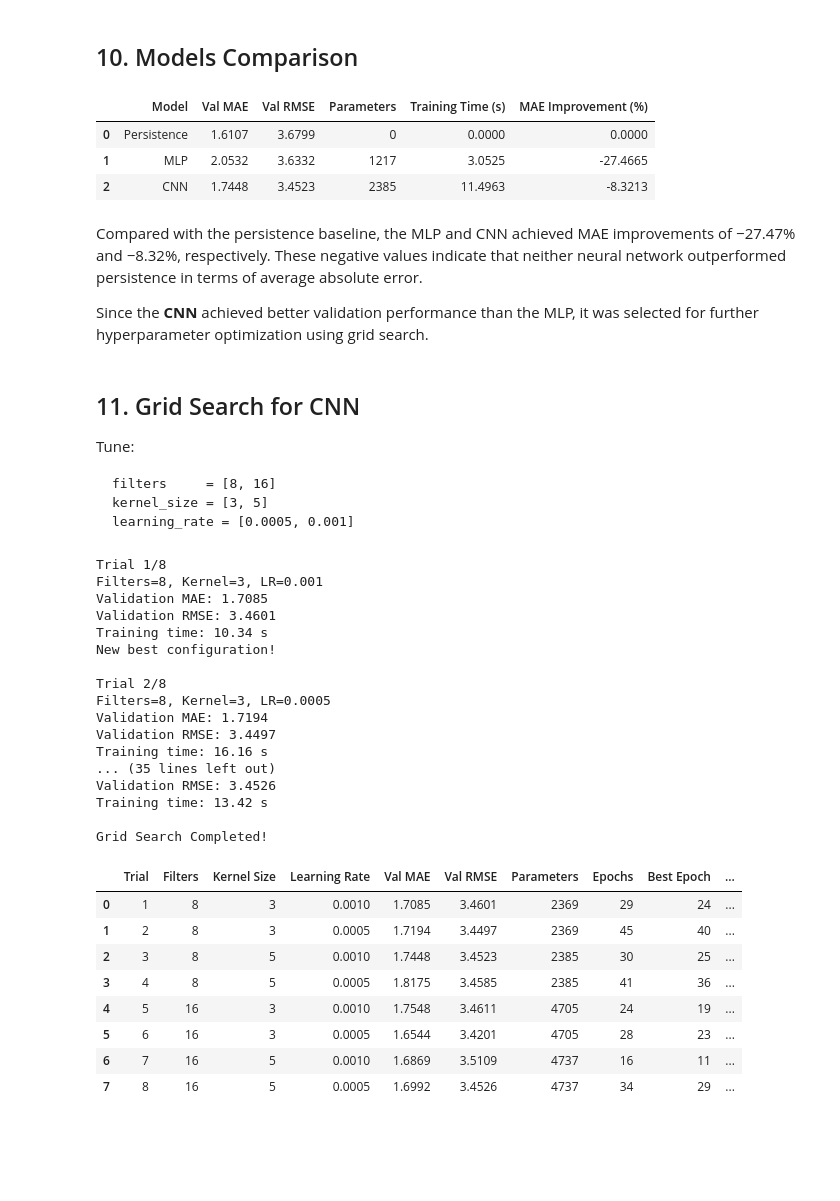
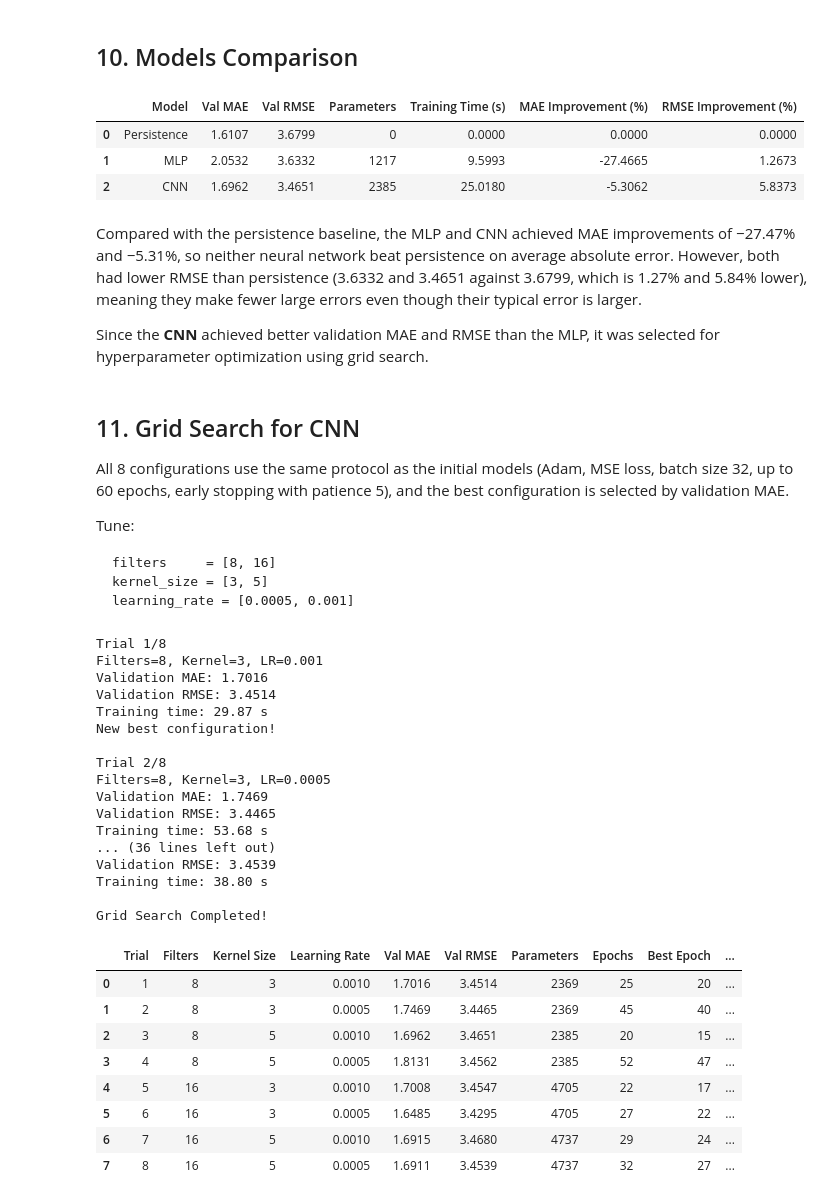
Before and after one commit to qchen534/AISE4010-Project, a Jupyter notebook: AISE4010_Project_Group#3.ipynb, the cells around one changed output. Cells and saved outputs as stored; diff of their text form; code cells hidden in the pictures; blank space fills up the shorter version.

````diff
--- a/AISE4010_Project_Group#3.ipynb
+++ b/AISE4010_Project_Group#3.ipynb
@@ -478,11 +642,23 @@ import tensorflow as tf
 from tensorflow.keras import Sequential, Input
 from tensorflow.keras.layers import Dense
 from tensorflow.keras.optimizers import Adam
-from tensorflow.keras.callbacks import EarlyStopping
+from tensorflow.keras.callbacks import (
+    EarlyStopping, ModelCheckpoint, CSVLogger
+)
 import time
 
 SEED = 42
 tf.keras.utils.set_random_seed(SEED)
+
+# Make re-runs reproduce the same results
+tf.config.experimental.enable_op_determinism()
+
+# Saved models and training logs
+CHECKPOINT_DIR = Path("checkpoints")
+LOG_DIR = Path("logs")
+
+CHECKPOINT_DIR.mkdir(exist_ok=True)
+(LOG_DIR / "grid_search").mkdir(parents=True, exist_ok=True)
 
 X_train_mlp = X_train.reshape(len(X_train), LOOKBACK)
 X_val_mlp = X_val.reshape(len(X_val), LOOKBACK)
@@ -828,18 +1034,24 @@ comparison_df = pd.DataFrame([
     }
 ])
 
+comparison_df["RMSE Improvement (%)"] = (
+    (naive_rmse - comparison_df["Val RMSE"]) / naive_rmse * 100
+)
+
 display(comparison_df.round(4))
 # %% [output]
-|  | Model | Val MAE | Val RMSE | Parameters | Training Time (s) | MAE Improvement (%) |
-| 0 | Persistence | 1.6107 | 3.6799 | 0 | 0.0000 | 0.0000 |
-| 1 | MLP | 2.0532 | 3.6332 | 1217 | 3.0525 | -27.4665 |
-| 2 | CNN | 1.7448 | 3.4523 | 2385 | 11.4963 | -8.3213 |
+|  | Model | Val MAE | Val RMSE | Parameters | Training Time (s) | MAE Improvement (%) | RMSE Improvement (%) |
+| 0 | Persistence | 1.6107 | 3.6799 | 0 | 0.0000 | 0.0000 | 0.0000 |
+| 1 | MLP | 2.0532 | 3.6332 | 1217 | 9.5993 | -27.4665 | 1.2673 |
+| 2 | CNN | 1.6962 | 3.4651 | 2385 | 25.0180 | -5.3062 | 5.8373 |
 # %% [markdown]
-Compared with the persistence baseline, the MLP and CNN achieved MAE improvements of −27.47% and −8.32%, respectively. These negative values indicate that neither neural network outperformed persistence in terms of average absolute error.
+Compared with the persistence baseline, the MLP and CNN achieved MAE improvements of −27.47% and −5.31%, so neither neural network beat persistence on average absolute error. However, both had lower RMSE than persistence (3.6332 and 3.4651 against 3.6799, which is 1.27% and 5.84% lower), meaning they make fewer large errors even though their typical error is larger.
 
-Since the **CNN** achieved better validation performance than the MLP, it was selected for further hyperparameter optimization using grid search.
+Since the **CNN** achieved better validation MAE and RMSE than the MLP, it was selected for hyperparameter optimization using grid search.
 # %% [markdown]
 ## 11. Grid Search for CNN
+
+All 8 configurations use the same protocol as the initial models (Adam, MSE loss, batch size 32, up to 60 epochs, early stopping with patience 5), and the best configuration is selected by validation MAE.
 
 Tune:
 ```text
@@ -934,7 +1146,10 @@ for trial, (filters, kernel_size, lr) in enumerate(
         epochs=MAX_EPOCHS,
         batch_size=BATCH_SIZE,
         shuffle=False,
-        callbacks=[early_stop],
+        callbacks=[
+            early_stop,
+            CSVLogger(LOG_DIR / "grid_search" / f"trial_{trial}.csv")
+        ],
         verbose=0
     )
 
@@ -994,43 +1209,47 @@ for trial, (filters, kernel_size, lr) in enumerate(
         best_weights = model.get_weights()
         best_history = history.history.copy()
 
+        # Early stopping restored the best epoch, so save it
+        model.save(CHECKPOINT_DIR / "cnn_tuned_best.keras")
+
         print("New best configuration!")
 
 print("\nGrid Search Completed!")
 # %% [output]
 Trial 1/8
 Filters=8, Kernel=3, LR=0.001
-Validation MAE: 1.7085
-Validation RMSE: 3.4601
-Training time: 10.34 s
+Validation MAE: 1.7016
+Validation RMSE: 3.4514
+Training time: 29.87 s
 New best configuration!
 
 Trial 2/8
 Filters=8, Kernel=3, LR=0.0005
-Validation MAE: 1.7194
-Validation RMSE: 3.4497
-Training time: 16.16 s
-... (35 lines left out)
-Validation RMSE: 3.4526
-Training time: 13.42 s
+Validation MAE: 1.7469
+Validation RMSE: 3.4465
+Training time: 53.68 s
+... (36 lines left out)
+Validation RMSE: 3.4539
+Training time: 38.80 s
 
 Grid Search Completed!
 # %%
 # Table 1: Original Grid Search Results
 
 grid_results_df = pd.DataFrame(grid_results)
+grid_results_df.to_csv(LOG_DIR / "grid_search_results.csv", index=False)
 
 display(grid_results_df.round(4))
 # %% [output]
 |  | Trial | Filters | Kernel Size | Learning Rate | Val MAE | Val RMSE | Parameters | Epochs | Best Epoch | ... |
-| 0 | 1 | 8 | 3 | 0.0010 | 1.7085 | 3.4601 | 2369 | 29 | 24 | ... |
-| 1 | 2 | 8 | 3 | 0.0005 | 1.7194 | 3.4497 | 2369 | 45 | 40 | ... |
-| 2 | 3 | 8 | 5 | 0.0010 | 1.7448 | 3.4523 | 2385 | 30 | 25 | ... |
-| 3 | 4 | 8 | 5 | 0.0005 | 1.8175 | 3.4585 | 2385 | 41 | 36 | ... |
-| 4 | 5 | 16 | 3 | 0.0010 | 1.7548 | 3.4611 | 4705 | 24 | 19 | ... |
-| 5 | 6 | 16 | 3 | 0.0005 | 1.6544 | 3.4201 | 4705 | 28 | 23 | ... |
-| 6 | 7 | 16 | 5 | 0.0010 | 1.6869 | 3.5109 | 4737 | 16 | 11 | ... |
-| 7 | 8 | 16 | 5 | 0.0005 | 1.6992 | 3.4526 | 4737 | 34 | 29 | ... |
+| 0 | 1 | 8 | 3 | 0.0010 | 1.7016 | 3.4514 | 2369 | 25 | 20 | ... |
+| 1 | 2 | 8 | 3 | 0.0005 | 1.7469 | 3.4465 | 2369 | 45 | 40 | ... |
+| 2 | 3 | 8 | 5 | 0.0010 | 1.6962 | 3.4651 | 2385 | 20 | 15 | ... |
+| 3 | 4 | 8 | 5 | 0.0005 | 1.8131 | 3.4562 | 2385 | 52 | 47 | ... |
+| 4 | 5 | 16 | 3 | 0.0010 | 1.7008 | 3.4547 | 4705 | 22 | 17 | ... |
+| 5 | 6 | 16 | 3 | 0.0005 | 1.6485 | 3.4295 | 4705 | 27 | 22 | ... |
+| 6 | 7 | 16 | 5 | 0.0010 | 1.6915 | 3.4680 | 4737 | 29 | 24 | ... |
+| 7 | 8 | 16 | 5 | 0.0005 | 1.6911 | 3.4539 | 4737 | 32 | 27 | ... |
 # %%
 # Table 2: Grid Search Results Ranked by Validation MAE
 
````
Also changed, not shown: parts of 29 cells of this notebook, 15 other files.
